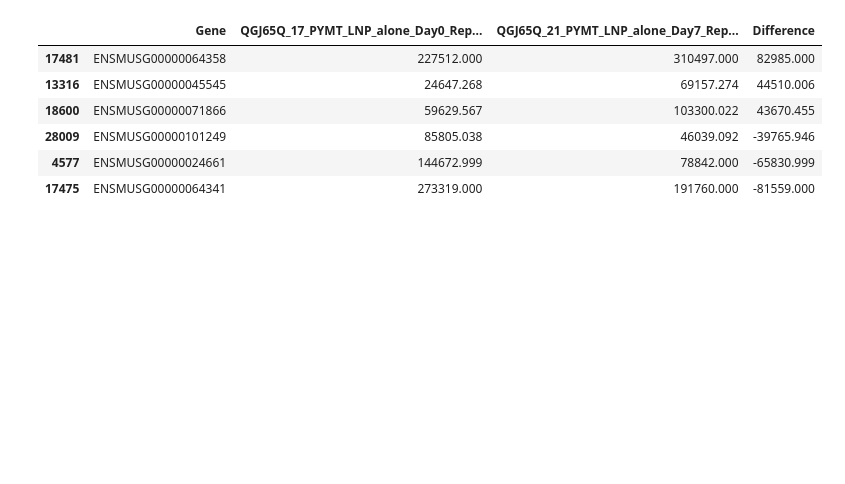
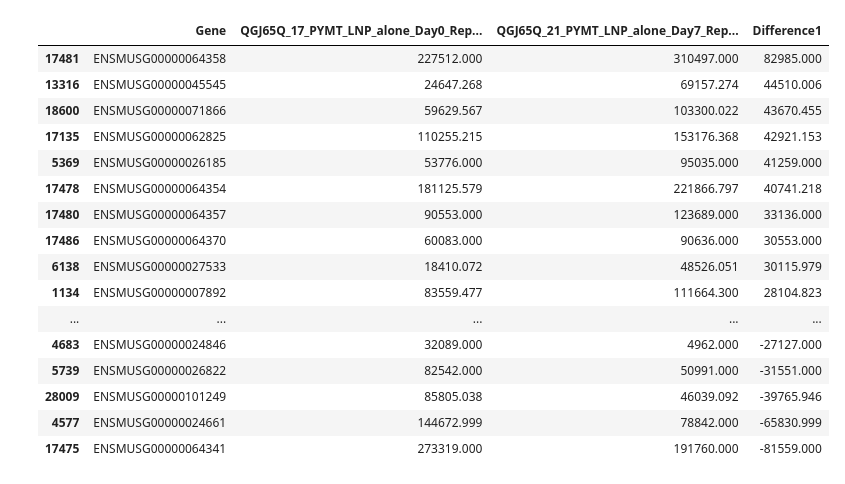
Before and after one commit to ayoubtech21/PYMT-Breast-Cancer-Analysis., a Jupyter notebook: Phase1_Disease_Progression.ipynb, the cells around one changed output. Saved outputs shown, nothing was run; the diff lists cells and outputs as text; code cells hidden in the pictures; blank space fills up the shorter version.

```diff
--- a/Phase1_Disease_Progression.ipynb
+++ b/Phase1_Disease_Progression.ipynb
@@ -3,45 +3,55 @@
 # %%
-# Phase 1: Natural Disease Progression (Control Group) 🧬
+# Phase 1: Natural Disease Progression (Control Group)
 
 ## 1. this is the analysis of sample 1 from the cancer-bearing mice
 import pandas as pd
 
 # Load the compressed RNA-Seq count data
 df = pd.read_csv('GSE344396_Rai_et_al_rawcounts_allsamples.csv.gz', compression='gzip')
 
 # Define columns for comparison (Replicate 1: Baseline vs. Day 7)
 day0 = "QGJ65Q_17_PYMT_LNP_alone_Day0_Rep_1_Counts"
 day7 =  "QGJ65Q_21_PYMT_LNP_alone_Day7_Rep_1_Counts"
 
 
 # 1. We calculate the difference between the first day and the seven day
 
-df['Difference'] = df[day7] - df[day0]
+df['Difference1'] = df[day7] - df[day0]
 
 # 2 . we sort the table from largest to smallest
 
-df_sorted = df.sort_values(by='Difference', ascending=False)
+df_sorted = df.sort_values(by='Difference1', ascending=False)
 
 # 3 . the genes that increased the most
 
-top_3_up = df_sorted.head(3)
+top_3_up = df_sorted.head(10)
 
 # 4 . the genes that decreased the most
 
-top_3_down = df_sorted.tail(3)
+top_3_down = df_sorted.tail(10)
 
 # 5 . import all the genes in our table
 
 important_genes = pd.concat([top_3_up, top_3_down])
 
 # 6 . display all the information we need to know
 
-important_genes[['Gene', day0, day7, 'Difference']]
+important_genes[['Gene', day0, day7, 'Difference1']]
 # %% [output]
-|  | Gene | QGJ65Q_17_PYMT_LNP_alone_Day0_Rep... | QGJ65Q_21_PYMT_LNP_alone_Day7_Rep... | Difference |
+|  | Gene | QGJ65Q_17_PYMT_LNP_alone_Day0_Rep... | QGJ65Q_21_PYMT_LNP_alone_Day7_Rep... | Difference1 |
 | 17481 | ENSMUSG00000064358 | 227512.000 | 310497.000 | 82985.000 |
 | 13316 | ENSMUSG00000045545 | 24647.268 | 69157.274 | 44510.006 |
 | 18600 | ENSMUSG00000071866 | 59629.567 | 103300.022 | 43670.455 |
+| 17135 | ENSMUSG00000062825 | 110255.215 | 153176.368 | 42921.153 |
+| 5369 | ENSMUSG00000026185 | 53776.000 | 95035.000 | 41259.000 |
+| 17478 | ENSMUSG00000064354 | 181125.579 | 221866.797 | 40741.218 |
+| 17480 | ENSMUSG00000064357 | 90553.000 | 123689.000 | 33136.000 |
+| 17486 | ENSMUSG00000064370 | 60083.000 | 90636.000 | 30553.000 |
+| 6138 | ENSMUSG00000027533 | 18410.072 | 48526.051 | 30115.979 |
+| 1134 | ENSMUSG00000007892 | 83559.477 | 111664.300 | 28104.823 |
+| ... | ... | ... | ... | ... |
+| 4683 | ENSMUSG00000024846 | 32089.000 | 4962.000 | -27127.000 |
+| 5739 | ENSMUSG00000026822 | 82542.000 | 50991.000 | -31551.000 |
 | 28009 | ENSMUSG00000101249 | 85805.038 | 46039.092 | -39765.946 |
 | 4577 | ENSMUSG00000024661 | 144672.999 | 78842.000 | -65830.999 |
 | 17475 | ENSMUSG00000064341 | 273319.000 | 191760.000 | -81559.000 |
```
Also changed, not shown: parts of 6 cells of this notebook.
